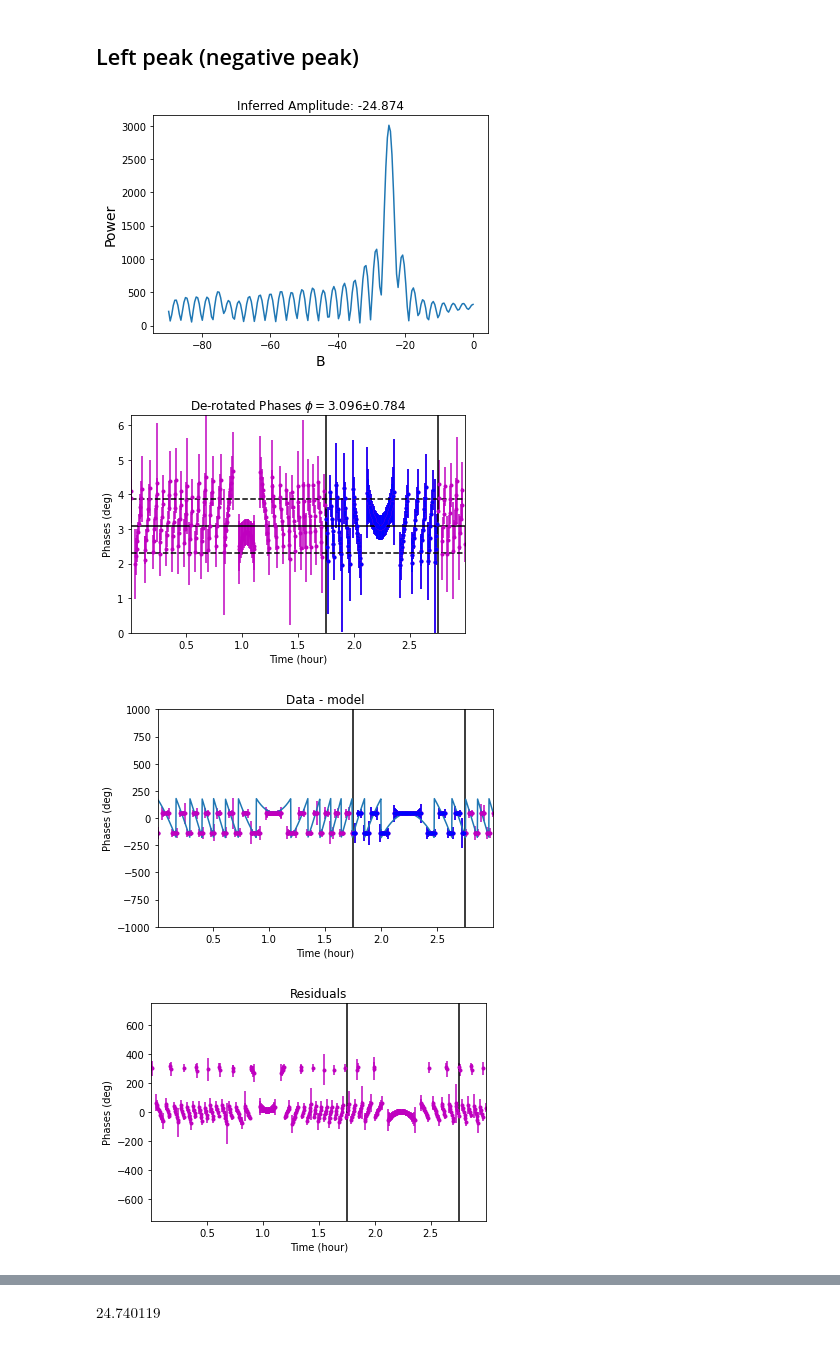
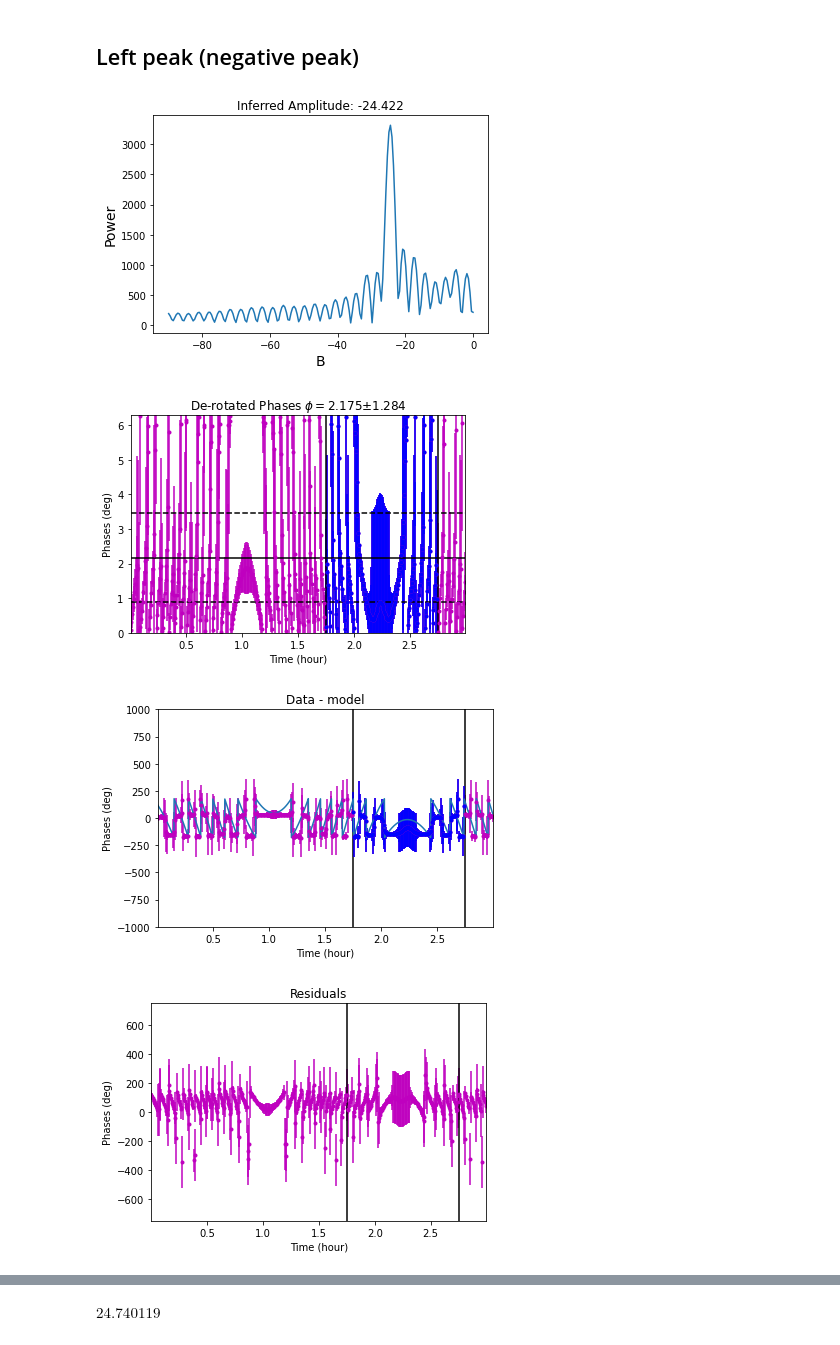
Before and after one commit to notriemann/Phases, a Jupyter notebook: Phase_simulator.ipynb, the cells around one changed output, grey strips where cells are left out. Drawn from its saved outputs; the diff is of its cells as text; code cells hidden in the pictures.

```diff
--- a/Phase_simulator.ipynb
+++ b/Phase_simulator.ipynb
@@ -122,7 +122,7 @@ dyns, vsp, rsp, eta, params = iterate_evolve_orb(t = t,
                                                   Vpy = Vd,
                                                   sig1 = sig1,
                                                   amp1 = amp1,
-                                                  rand1 = False)
+                                                  rand1 = True)
 
 print('Elapsed time: ', timer.time() - timer2 )
 
@@ -309,7 +309,7 @@ tss = tsp[:(n.shape[1] // sp) * sp].reshape(-1, sp).mean(-1)
 dtaus = np.fft.rfft(ns, axis=0)
 taus = np.fft.rfftfreq(ns.shape[0], fsp[1]-fsp[0]).to(fconj_unit)
 # %%
-tau_sel = 14
+tau_sel = 12
 
 
 
@@ -780,28 +782,28 @@ plt.show()
 ## Left peak (negative peak)
 # %%
 #max error tolerance (degrees)
-e_ths = 150
+e_ths = 190
 
 phase_search_fit_new(ts.value ,
                   nu,
                   phase,
                   sp,
                   dtaus[tau_sel],
                   dtaus[tau_sel-5:tau_sel+5].std() / np.sqrt(2) ,
                   e_ths,
                   ts_lim_bot = ts.value[0] ,
                   ts_lim_top = ts.value[-1] ,
                   fit_lim_bot = 1.75,
                   fit_lim_top = 2.75,
                   A = A_real,
                   d = delta_real,
                   plots = True,
                   Bmin = -90,
                   Bmax = 0,
                   Bn = 200)
 plt.show()
 # %% [output]
-[figure, old version]
+[figure, new version]
-[figure, old version]
+[figure, new version]
-[figure, old version]
+[figure, new version]
-[figure, old version]
+[figure, new version]
```
Also changed, not shown: parts of 14 cells of this notebook.
